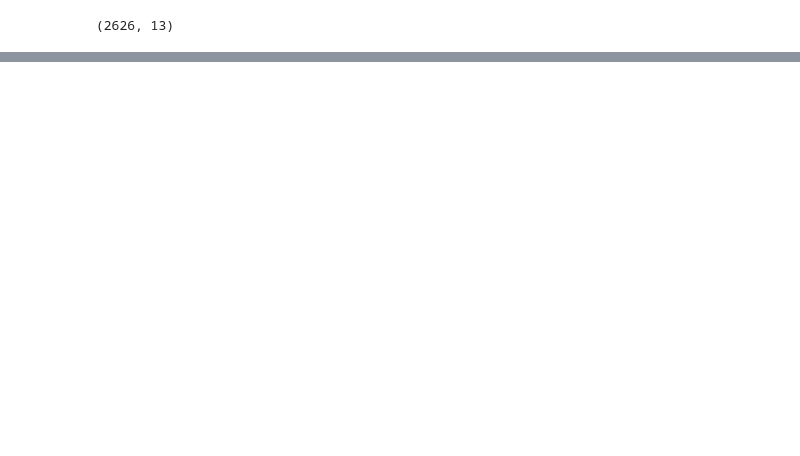
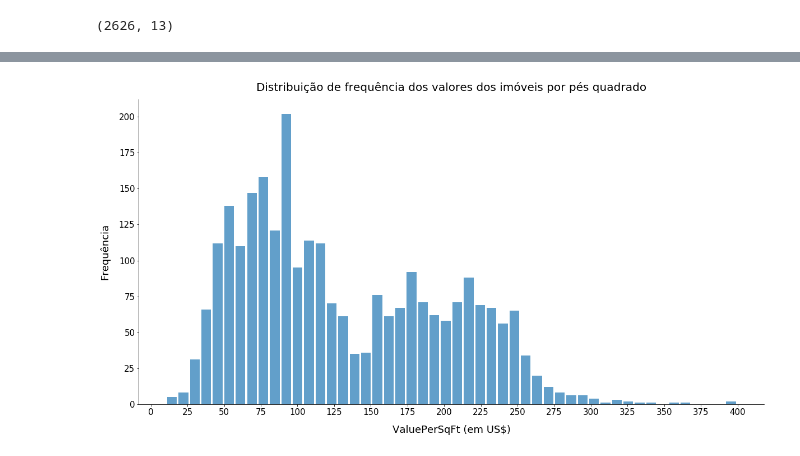
Before and after one commit to Jonathan-geo/Predicao_Regressao, a Jupyter notebook: trab_predicao_regress.ipynb, the cells around one changed output, grey strips where cells are left out. Cells and saved outputs as stored; diff of their text form; code cells hidden in the pictures; blank space fills up the shorter version.

Commit message:
analise exploratoria histogramas

```diff
--- a/trab_predicao_regress.ipynb
+++ b/trab_predicao_regress.ipynb
@@ -232,0 +298,5 @@ housing.describe()
+# %%
+# Gráfico de distribuição de frequência da variável ValuePerSqFt
+histogramaPLT(housing['ValuePerSqFt'], 50)
+# %% [output]
+[figure, added]
```
Also changed, not shown: parts of 32 cells of this notebook.
